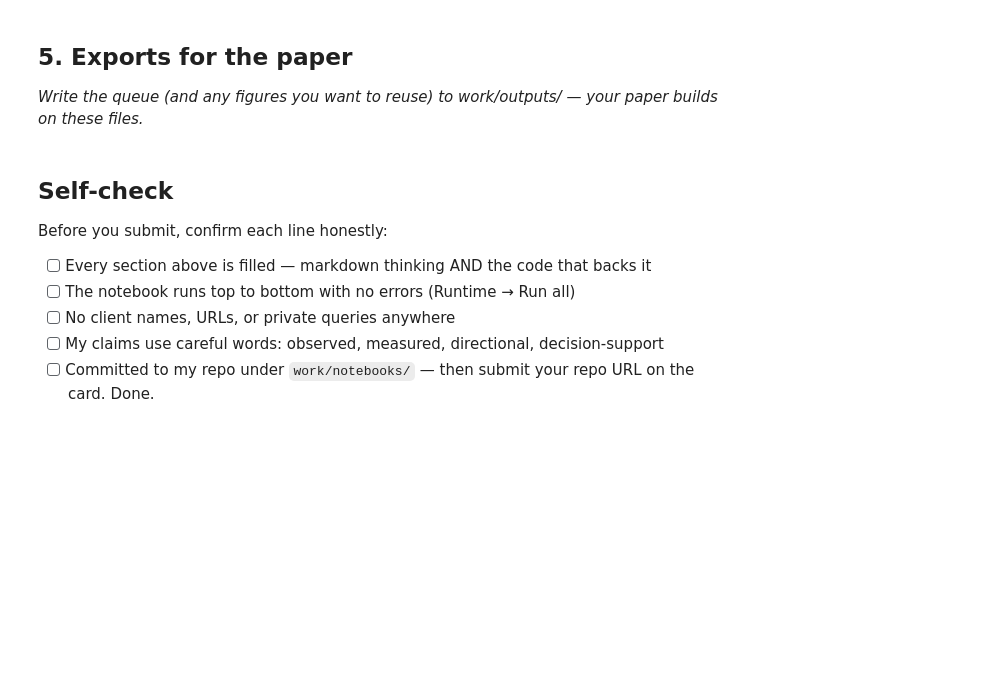
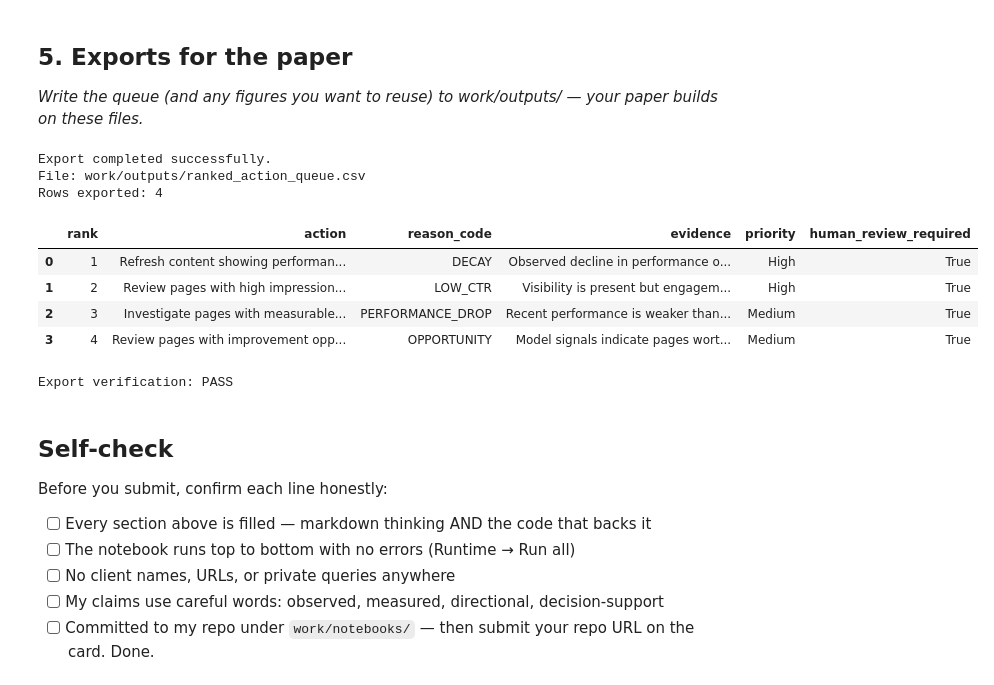
Before and after one commit to prithvirajr203-pixel/Notebook-FlyRank, a Jupyter notebook: work/notebooks/w07_action_playbook.ipynb, the cells around one changed output. Cells and saved outputs as stored; diff of their text form; code cells hidden in the pictures; blank space fills up the shorter version.

```diff
--- a/work/notebooks/w07_action_playbook.ipynb
+++ b/work/notebooks/w07_action_playbook.ipynb
@@ -44,3 +181,40 @@ This skeleton is yours to fill. Work the sections **in order** — each one has
+# %%
+from pathlib import Path
+
+# Create the output directory if it does not already exist
+output_dir = Path("work/outputs")
+output_dir.mkdir(parents=True, exist_ok=True)
+
+# Export the ranked action queue
+queue_path = output_dir / "ranked_action_queue.csv"
+
+ranked_actions.to_csv(queue_path, index=False)
+
+# Verify the export
+print("Export completed successfully.")
+print(f"File: {queue_path}")
+print(f"Rows exported: {len(ranked_actions)}")
+
+# Read the exported file back and verify it
+exported_queue = pd.read_csv(queue_path)
+
+display(exported_queue)
+
+assert queue_path.exists(), "Export file was not created."
+assert len(exported_queue) == len(ranked_actions), "Export row count does not match."
+assert "reason_code" in exported_queue.columns, "Reason code column is missing."
+
+print("\nExport verification: PASS")
+# %% [output]
+Export completed successfully.
+File: work/outputs/ranked_action_queue.csv
+Rows exported: 4
+|  | rank | action | reason_code | evidence | priority | human_review_required |
+| 0 | 1 | Refresh content showing performan... | DECAY | Observed decline in performance o... | High | True |
+| 1 | 2 | Review pages with high impression... | LOW_CTR | Visibility is present but engagem... | High | True |
+| 2 | 3 | Investigate pages with measurable... | PERFORMANCE_DROP | Recent performance is weaker than... | Medium | True |
+| 3 | 4 | Review pages with improvement opp... | OPPORTUNITY | Model signals indicate pages wort... | Medium | True |
+Export verification: PASS
 # %% [markdown]
 ## Self-check
 
```
Also changed, not shown: parts of 9 cells of this notebook.
